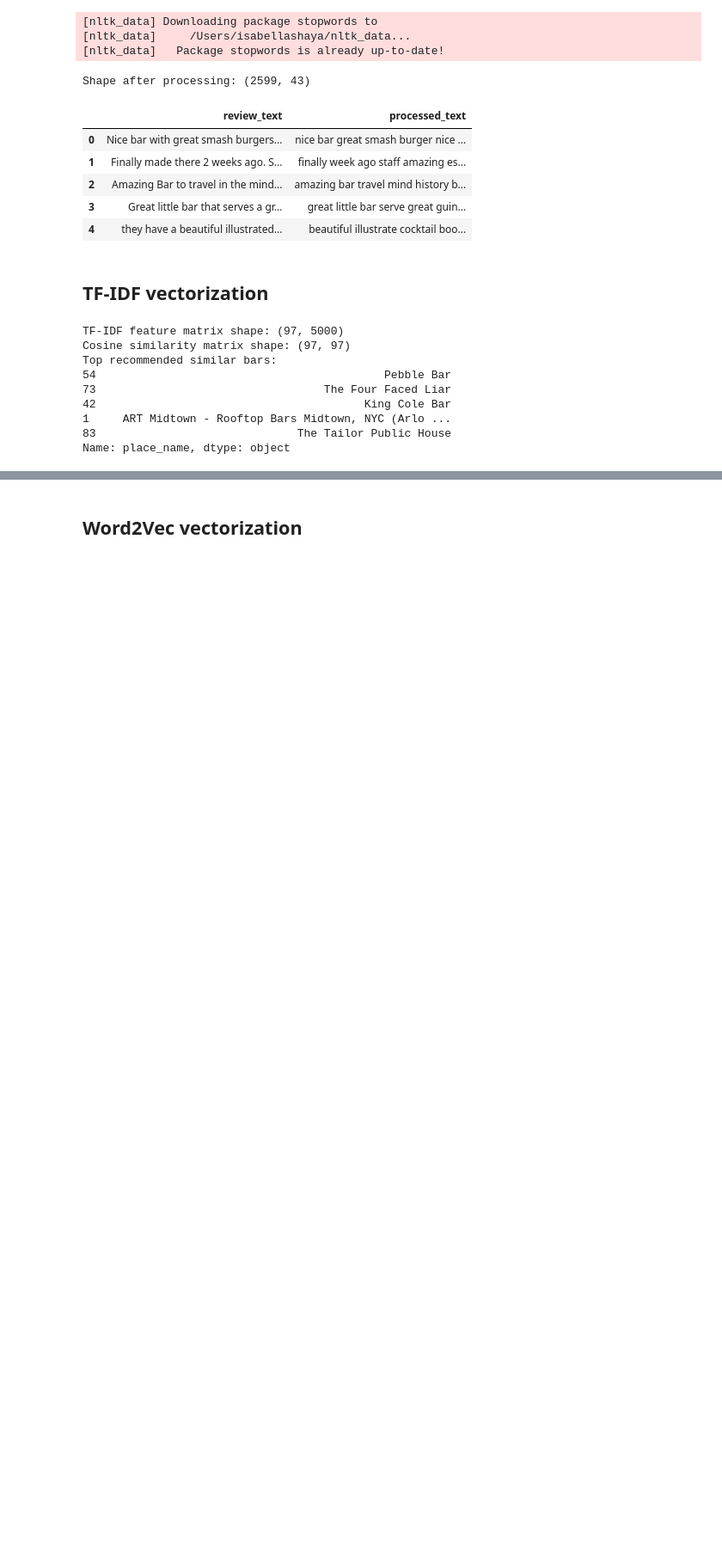
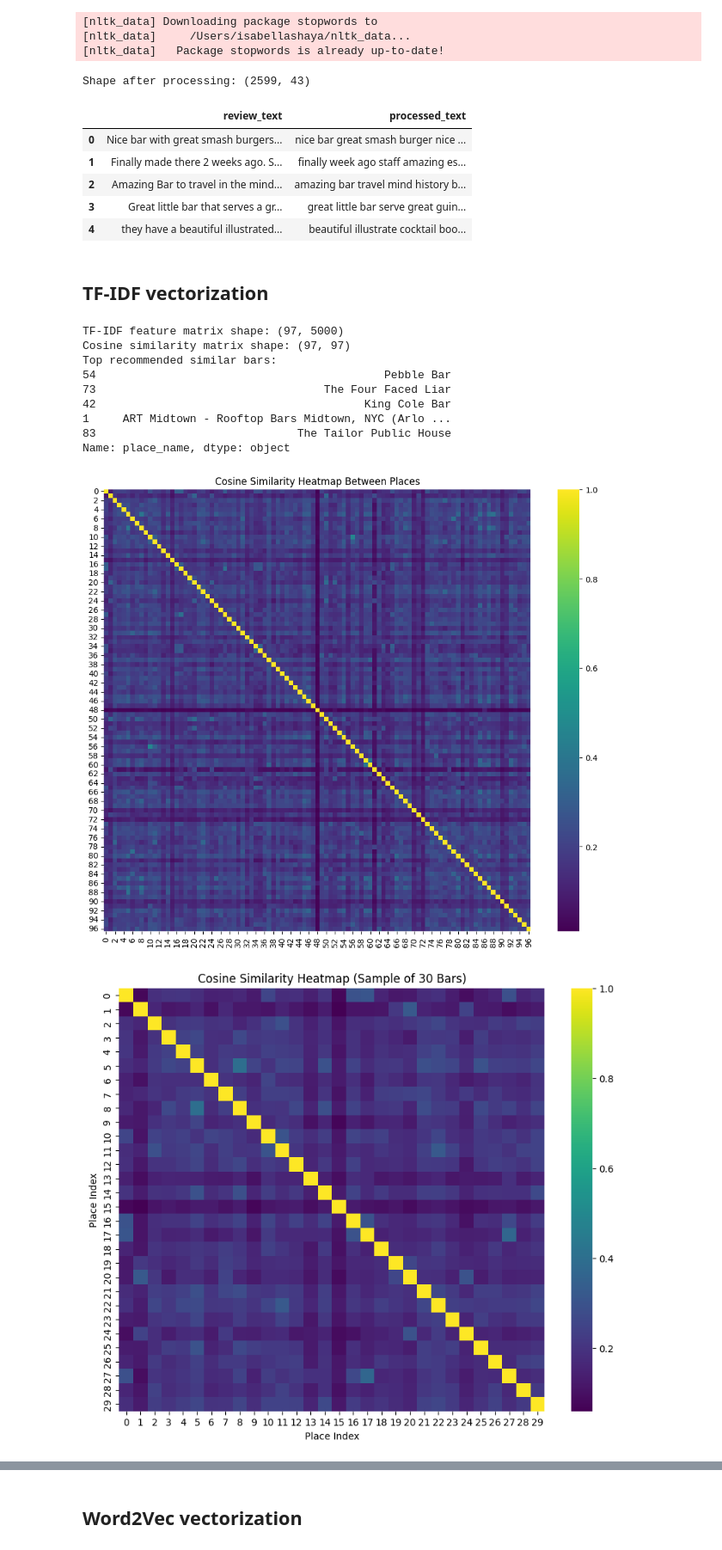
Before and after one commit to isshaya/ML_final, a Jupyter notebook: nlp_recommender_system/bars-machine-learning.ipynb, the cells around one changed output, grey strips where cells are left out. Shown at 86% size. Cells and saved outputs as stored; diff of their text form; code cells hidden in the pictures; blank space fills up the shorter version.

```diff
--- a/nlp_recommender_system/bars-machine-learning.ipynb
+++ b/nlp_recommender_system/bars-machine-learning.ipynb
@@ -153,6 +142,22 @@ Top recommended similar bars:
 1     ART Midtown - Rooftop Bars Midtown, NYC (Arlo ...
 83                              The Tailor Public House
 Name: place_name, dtype: object
+# %%
+plt.figure(figsize=(12, 10))
+sns.heatmap(cosine_sim, cmap="viridis")
+plt.title("Cosine Similarity Heatmap Between Places")
+plt.show()
+
+sample_sim = cosine_sim[:30, :30]
+plt.figure(figsize=(10, 8))
+sns.heatmap(sample_sim, cmap="viridis")
+plt.title("Cosine Similarity Heatmap (Sample of 30 Bars)")
+plt.xlabel("Place Index")
+plt.ylabel("Place Index")
+plt.show()
+# %% [output]
+[figure, added]
+[figure, added]
 # %%
 # Save cosine similarity matrix
 np.save("cosine_sim.npy", cosine_sim)
```
Also changed, not shown: parts of 22 cells of this notebook.
